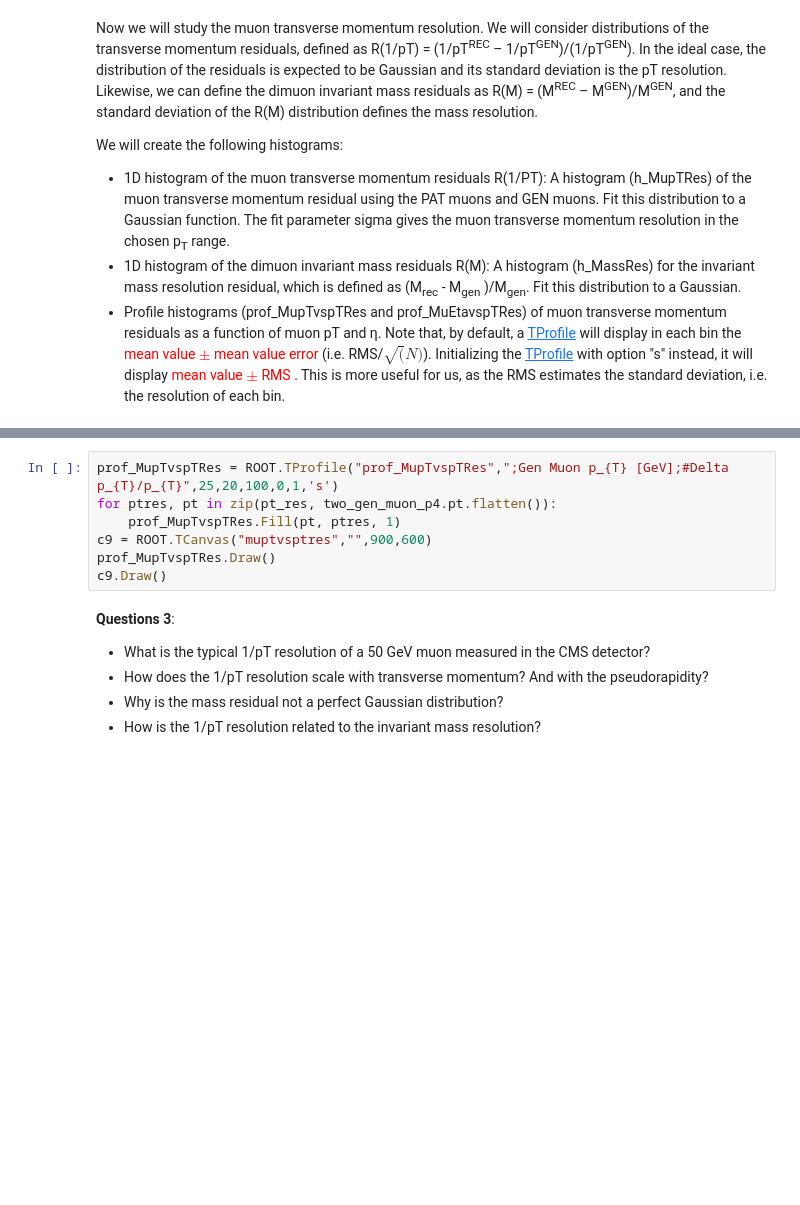
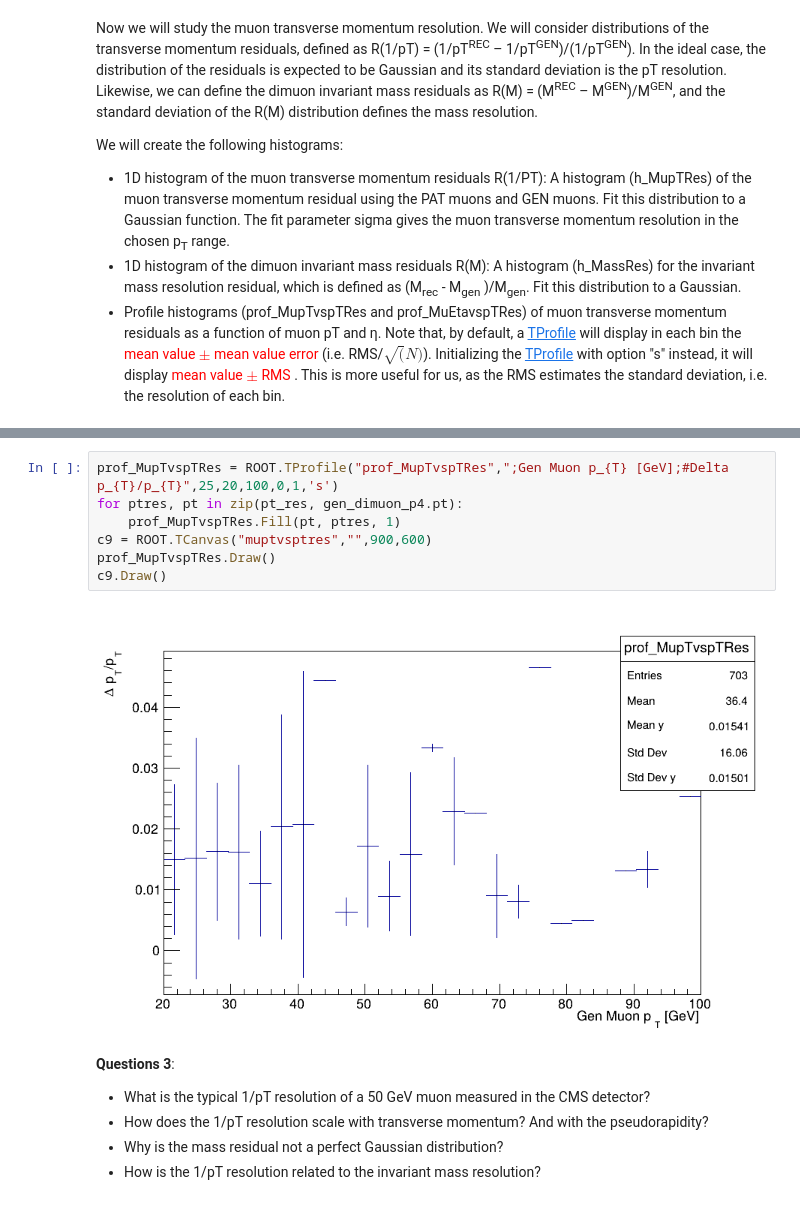
Before and after one commit to FNALLPC/MuonHATS2025, a Jupyter notebook: Exercise-2-Muon-momentum-scale-and-resolution-corrections.ipynb, the cells around one changed output, grey strips where cells are left out. Drawn from its saved outputs; the diff is of its cells as text; blank space fills up the shorter version.

```diff
--- a/Exercise-2-Muon-momentum-scale-and-resolution-corrections.ipynb
+++ b/Exercise-2-Muon-momentum-scale-and-resolution-corrections.ipynb
@@ -237,10 +323,12 @@ c8.Draw()
 # %%
 prof_MupTvspTRes = ROOT.TProfile("prof_MupTvspTRes",";Gen Muon p_{T} [GeV];#Delta p_{T}/p_{T}",25,20,100,0,1,'s')
-for ptres, pt in zip(pt_res, two_gen_muon_p4.pt.flatten()):
+for ptres, pt in zip(pt_res, gen_dimuon_p4.pt):
     prof_MupTvspTRes.Fill(pt, ptres, 1)
 c9 = ROOT.TCanvas("muptvsptres","",900,600)
 prof_MupTvspTRes.Draw()
 c9.Draw()
+# %% [output]
+[figure, added]
 # %% [markdown]
 **Questions 3**:
 * What is the typical 1/pT resolution of a 50 GeV muon measured in the CMS detector?
```
Also changed, not shown: parts of 52 cells of this notebook, 1 other file.
